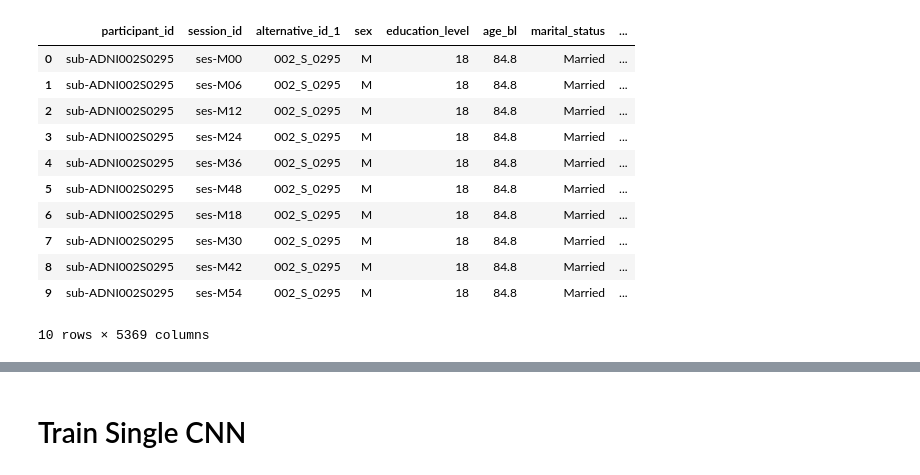
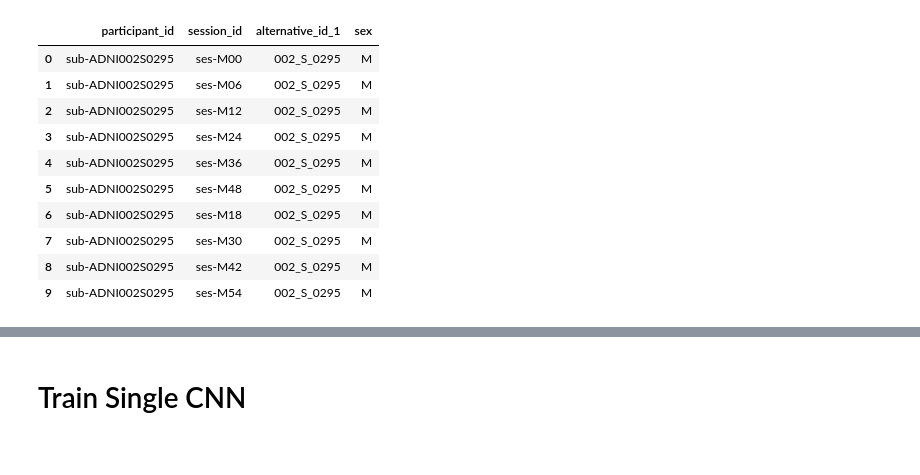
Before and after one commit to cosasha97/interpretability-dl-ndd, a Jupyter notebook: experiments.ipynb, the cells around one changed output, grey strips where cells are left out. Saved outputs shown, nothing was run; the diff lists cells and outputs as text; code cells hidden in the pictures.

```diff
--- a/experiments.ipynb
+++ b/experiments.ipynb
@@ -8,3 +14,8 @@ import matplotlib.pyplot as plt
+# %%
+data_path = '/network/lustre/dtlake01/aramis/datasets/adni/caps/caps_v2021.tsv'
+summary_path = '/network/lustre/dtlake01/aramis/datasets/adni/caps/caps_v2021_summary.tsv'
+data = pd.read_csv(data_path,sep='\t',nrows=10)
+summary = pd.read_csv(summary_path,sep='\t',nrows=10)
 # %%
 input_type = ''
 network_type = ''
@@ -20,15 +29,14 @@ df = pd.read_csv('/network/lustre/dtlake01/aramis/datasets/adni/caps/caps_v2021.
 # %%
-df
+data.iloc[:,np.array([0,1,2,3])]
 # %% [output]
-|  | participant_id | session_id | alternative_id_1 | sex | education_level | age_bl | marital_status | ... |
-| 0 | sub-ADNI002S0295 | ses-M00 | 002_S_0295 | M | 18 | 84.8 | Married | ... |
-| 1 | sub-ADNI002S0295 | ses-M06 | 002_S_0295 | M | 18 | 84.8 | Married | ... |
-| 2 | sub-ADNI002S0295 | ses-M12 | 002_S_0295 | M | 18 | 84.8 | Married | ... |
-| 3 | sub-ADNI002S0295 | ses-M24 | 002_S_0295 | M | 18 | 84.8 | Married | ... |
-| 4 | sub-ADNI002S0295 | ses-M36 | 002_S_0295 | M | 18 | 84.8 | Married | ... |
-| 5 | sub-ADNI002S0295 | ses-M48 | 002_S_0295 | M | 18 | 84.8 | Married | ... |
-| 6 | sub-ADNI002S0295 | ses-M18 | 002_S_0295 | M | 18 | 84.8 | Married | ... |
-| 7 | sub-ADNI002S0295 | ses-M30 | 002_S_0295 | M | 18 | 84.8 | Married | ... |
-| 8 | sub-ADNI002S0295 | ses-M42 | 002_S_0295 | M | 18 | 84.8 | Married | ... |
-| 9 | sub-ADNI002S0295 | ses-M54 | 002_S_0295 | M | 18 | 84.8 | Married | ... |
+|  | participant_id | session_id | alternative_id_1 | sex |
+| 0 | sub-ADNI002S0295 | ses-M00 | 002_S_0295 | M |
+| 1 | sub-ADNI002S0295 | ses-M06 | 002_S_0295 | M |
+| 2 | sub-ADNI002S0295 | ses-M12 | 002_S_0295 | M |
+| 3 | sub-ADNI002S0295 | ses-M24 | 002_S_0295 | M |
+| 4 | sub-ADNI002S0295 | ses-M36 | 002_S_0295 | M |
+| 5 | sub-ADNI002S0295 | ses-M48 | 002_S_0295 | M |
+| 6 | sub-ADNI002S0295 | ses-M18 | 002_S_0295 | M |
+| 7 | sub-ADNI002S0295 | ses-M30 | 002_S_0295 | M |
+| 8 | sub-ADNI002S0295 | ses-M42 | 002_S_0295 | M |
+| 9 | sub-ADNI002S0295 | ses-M54 | 002_S_0295 | M |
-10 rows × 5369 columns
```
Also changed, not shown: parts of 12 cells of this notebook.
